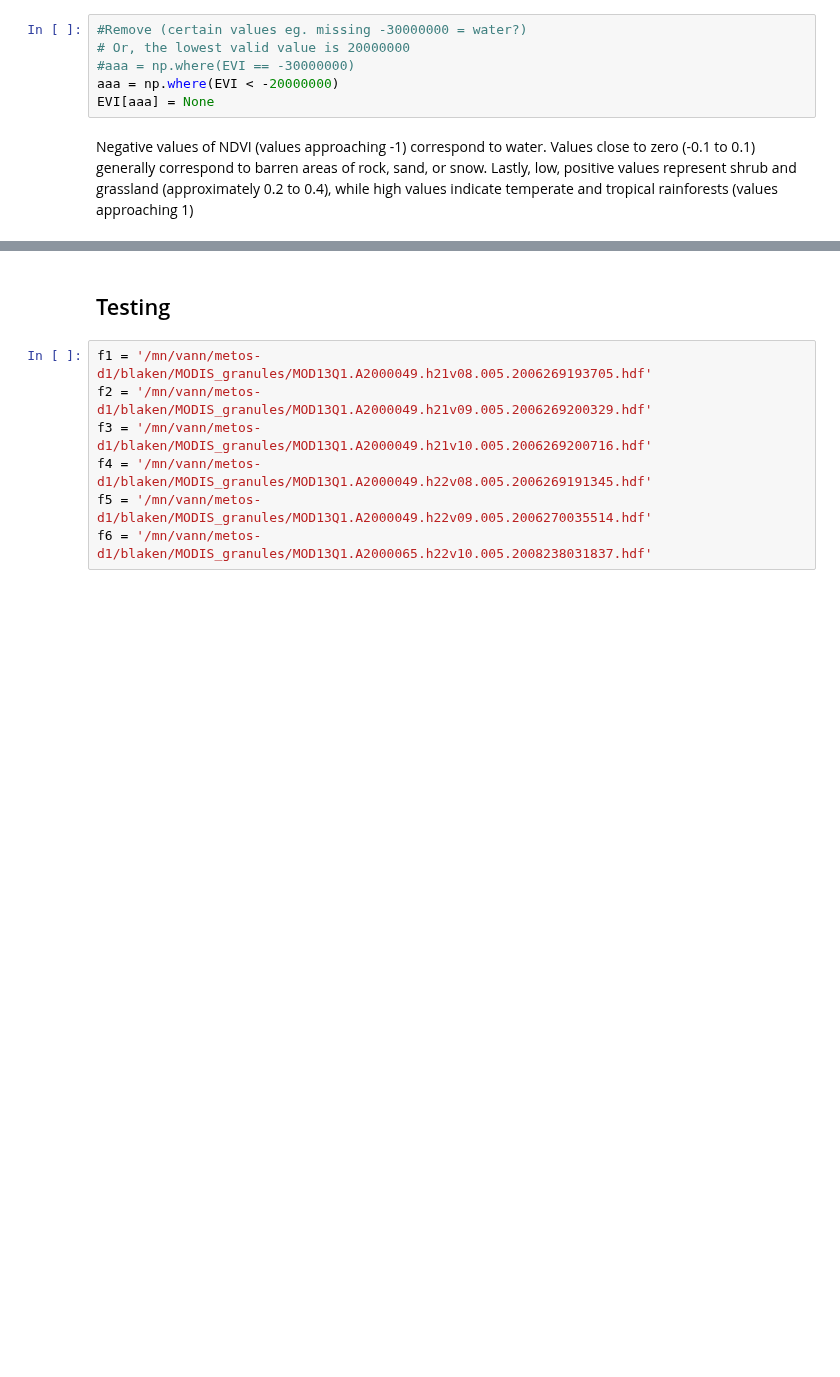
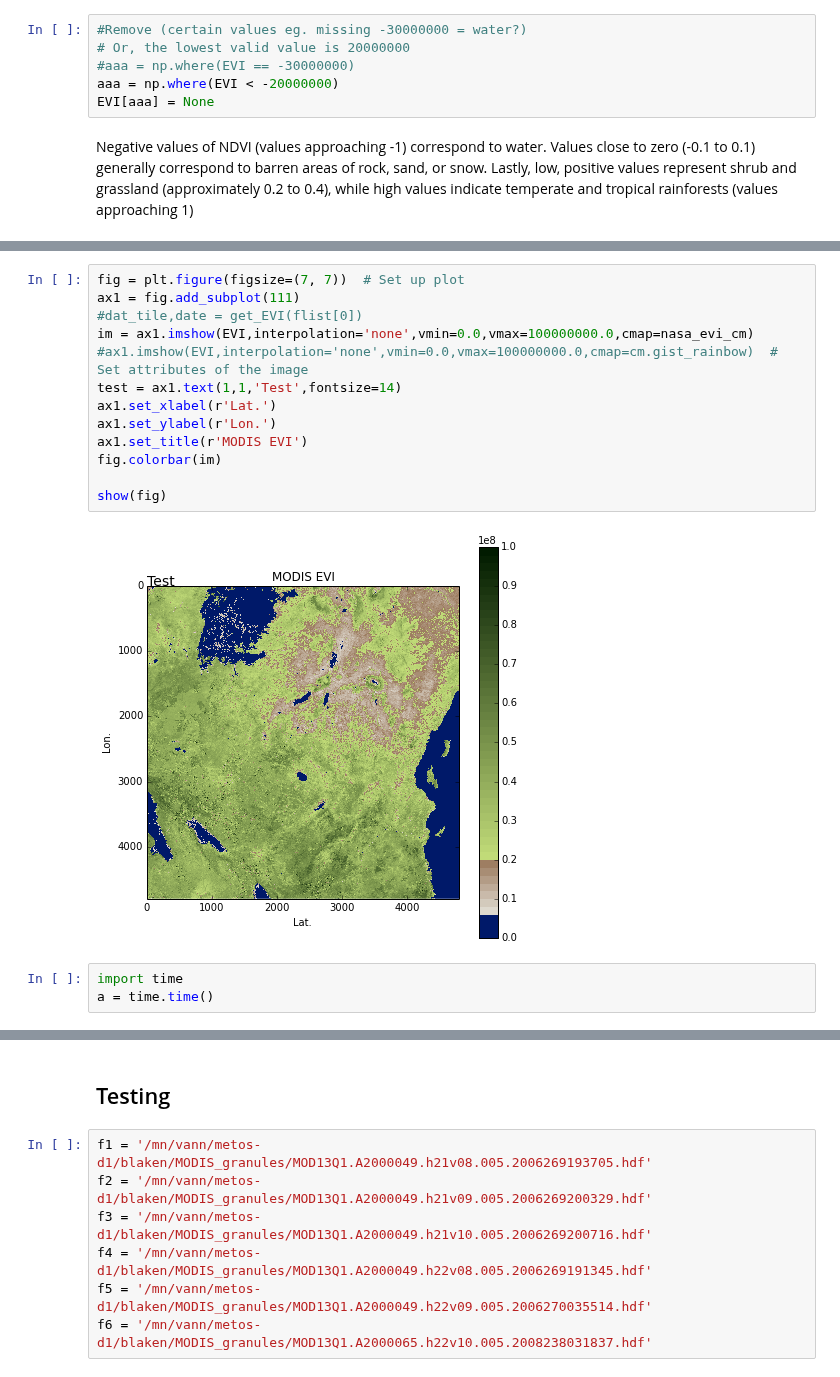
Before and after one commit to benlaken/Nbks, a Jupyter notebook: Veg_work.ipynb, the cells around one changed output, grey strips where cells are left out. Cells and saved outputs as stored; diff of their text form; blank space fills up the shorter version.

```diff
--- a/Veg_work.ipynb
+++ b/Veg_work.ipynb
@@ -225,0 +247,18 @@ m.drawrivers()
+# %%
+fig = plt.figure(figsize=(7, 7))  # Set up plot
+ax1 = fig.add_subplot(111)
+#dat_tile,date = get_EVI(flist[0])
+im = ax1.imshow(EVI,interpolation='none',vmin=0.0,vmax=100000000.0,cmap=nasa_evi_cm)
+#ax1.imshow(EVI,interpolation='none',vmin=0.0,vmax=100000000.0,cmap=cm.gist_rainbow)  # Set attributes of the image
+test = ax1.text(1,1,'Test',fontsize=14)
+ax1.set_xlabel(r'Lat.')
+ax1.set_ylabel(r'Lon.')
+ax1.set_title(r'MODIS EVI')
+fig.colorbar(im)
+
+show(fig)
+# %% [output]
+[figure, added]
+# %%
+import time
+a = time.time()
```
Also changed, not shown: parts of 13 cells of this notebook.
